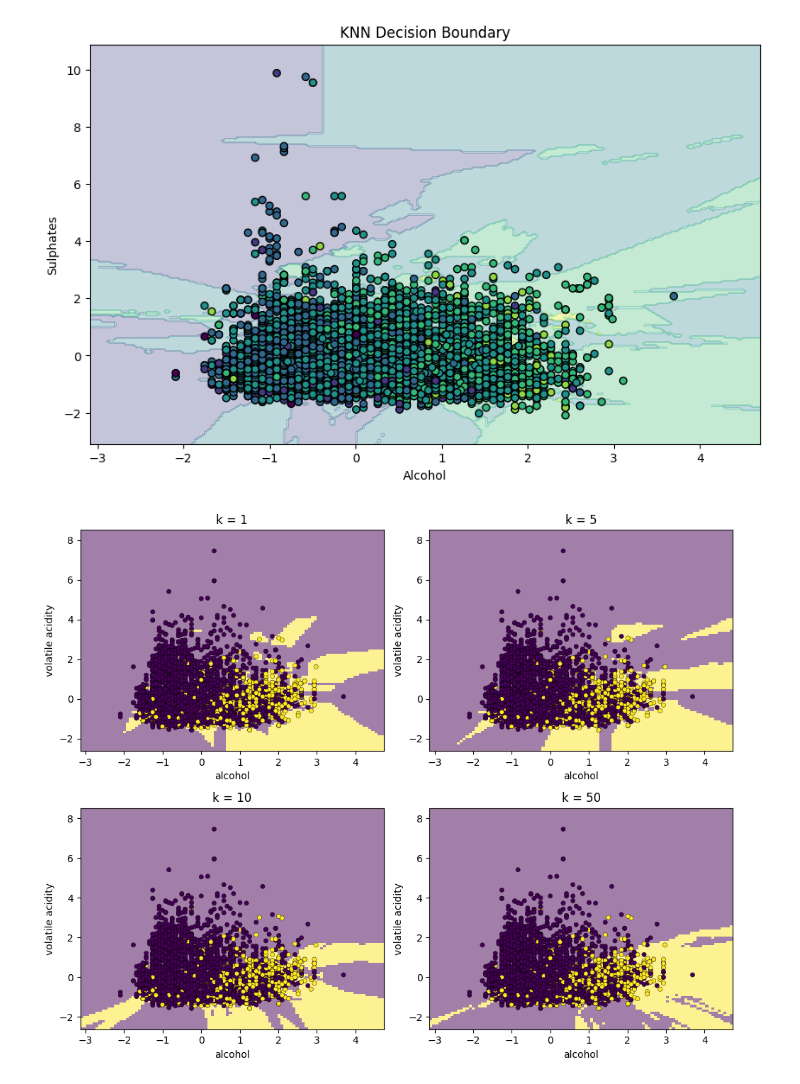
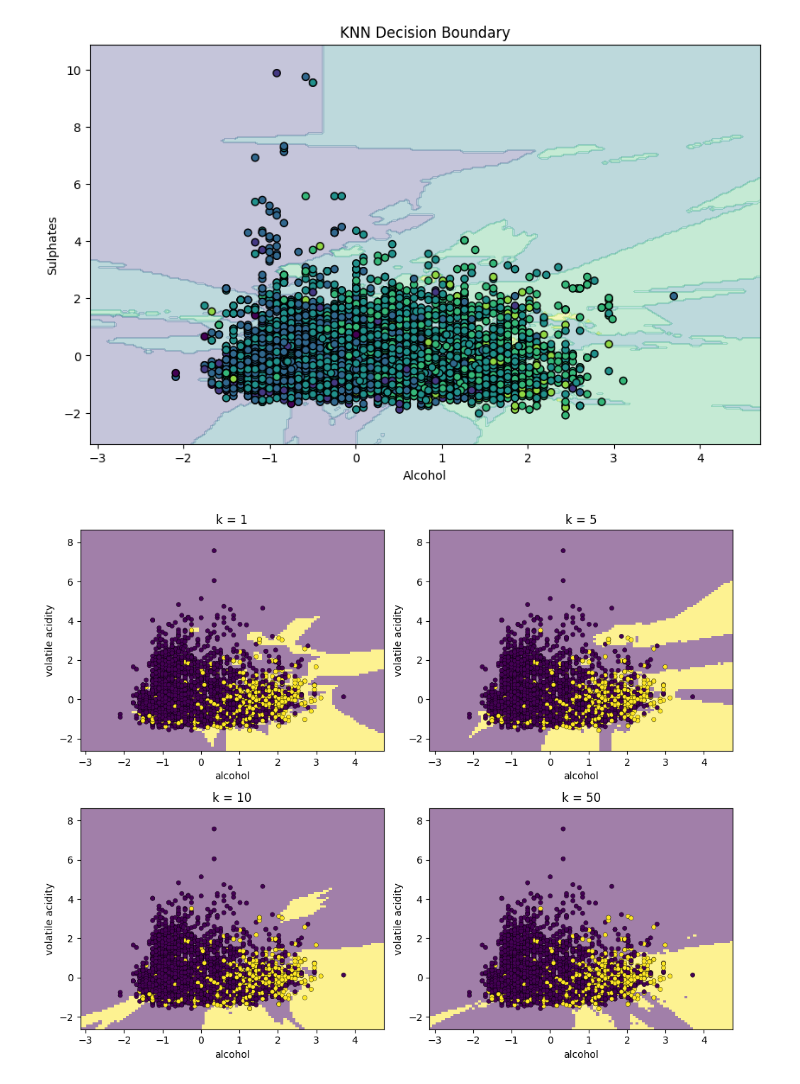
Before and after one commit to nreualuhs/178-Group-Project, a Jupyter notebook: kNN.ipynb, the cells around one changed output. Drawn from its saved outputs; the diff is of its cells as text; code cells hidden in the pictures.

```diff
--- a/kNN.ipynb
+++ b/kNN.ipynb
@@ -194,14 +192,13 @@ plt.show()
 [figure]
 # %%
 
-# add wine type
 red["wine_type"] = 0
 white["wine_type"] = 1
 
-# combine
+
 wine = pd.concat([red, white], ignore_index=True)
 
-# binary target
+
 wine["good_quality"] = (wine["quality"] >= 7).astype(int)
 
 # choose ONLY TWO features for plotting
@@ -210,7 +207,7 @@ y = wine["good_quality"]
 
 # split
 X_train, X_test, y_train, y_test = train_test_split(
-    X, y, test_size=0.2, random_state=42, stratify=y
+    X, y, test_size=0.2, random_state=1234, stratify=y
 )
 
 # scale
@@ -218,46 +215,36 @@ scaler = StandardScaler()
 X_train_scaled = scaler.fit_transform(X_train)
 X_test_scaled = scaler.transform(X_test)
 
-# plotting settings
-plot_kwargs = {
-    "cmap": "viridis",
-    "response_method": "predict",
-    "plot_method": "pcolormesh",
-    "shading": "auto",
-    "alpha": 0.5,
-    "grid_resolution": 100
-}
 
-# create subplots
 figure, axes = plt.subplots(2, 2, figsize=(10, 8))
 
 k_values = [1, 5, 10, 50]
 
 for ax, k in zip(axes.ravel(), k_values):
     knn = KNeighborsClassifier(n_neighbors=k)
     knn.fit(X_train_scaled, y_train)
 
     DecisionBoundaryDisplay.from_estimator(
         knn,
         X_train_scaled,
         ax=ax,
         **plot_kwargs
     )
 
     ax.scatter(
         X_train_scaled[:, 0],
         X_train_scaled[:, 1],
         c=y_train,
         s=20,
         edgecolors="k",
         linewidths=0.3
     )
 
     ax.set_title(f"k = {k}")
     ax.set_xlabel("alcohol")
     ax.set_ylabel("volatile acidity")
 
 plt.tight_layout()
 plt.show()
 # %% [output]
-[figure, old version]
+[figure, new version]
```
Also changed, not shown: parts of 4 cells of this notebook.
